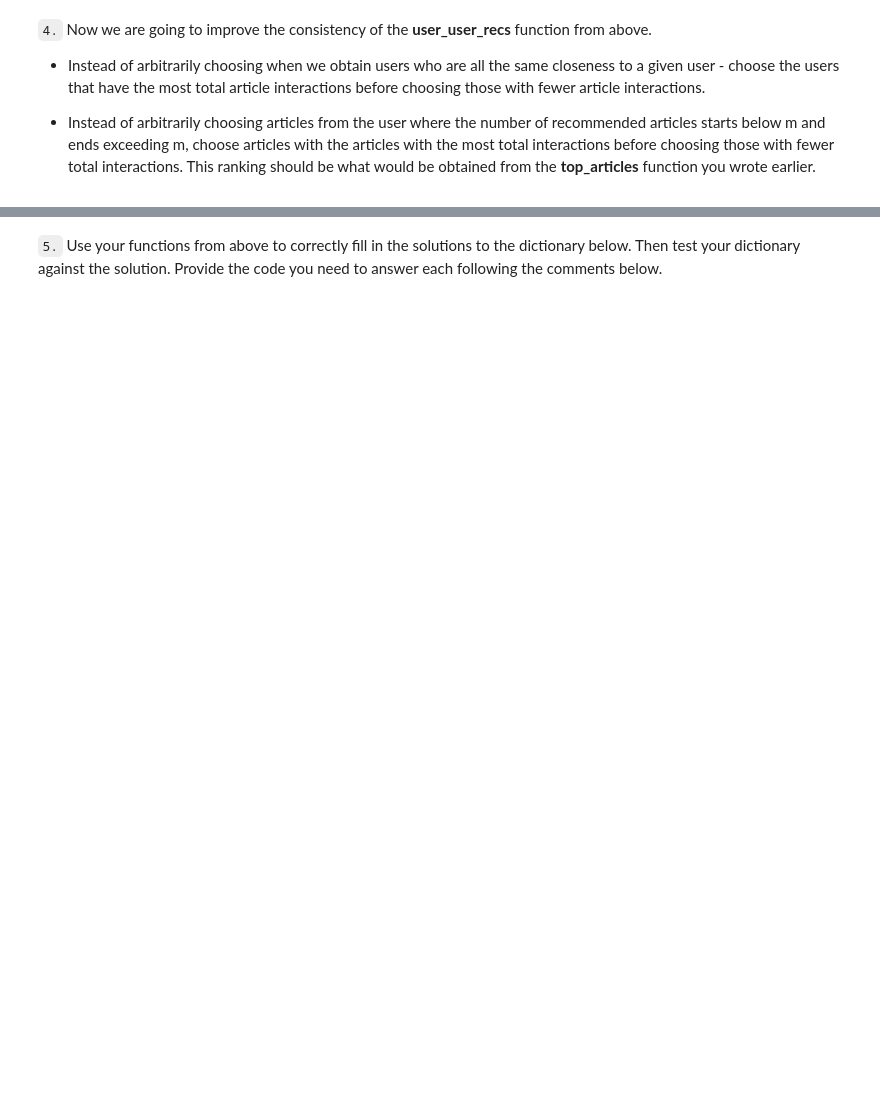
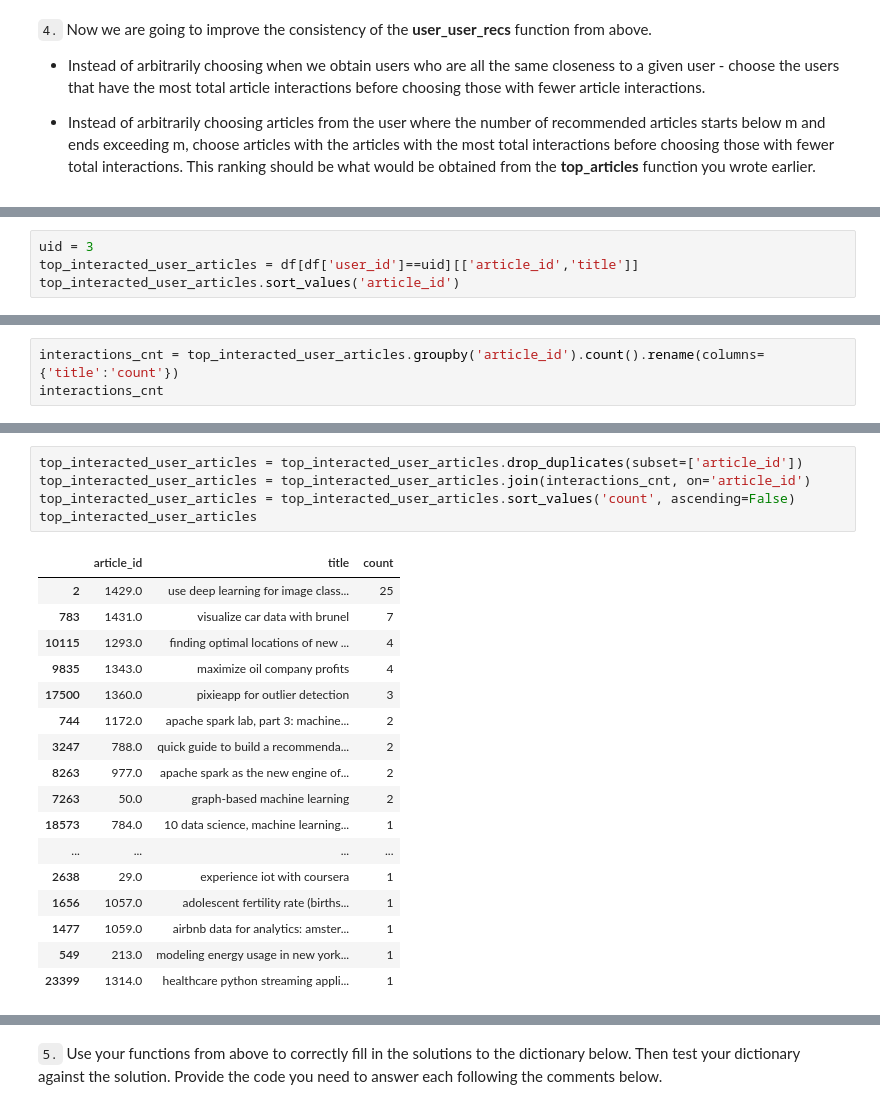
Before and after one commit to natashk/Udacity-DSND-Project3, a Jupyter notebook: Recommendations_with_IBM.ipynb, the cells around one changed output, grey strips where cells are left out. Drawn from its saved outputs; the diff is of its cells as text; blank space fills up the shorter version.

Commit message:
Finished Part III

```diff
--- a/Recommendations_with_IBM.ipynb
+++ b/Recommendations_with_IBM.ipynb
@@ -548,0 +804,4 @@ print("If this is all you see, you passed all of our tests!  Nice job!")
+# %%
+uid = 3
+top_interacted_user_articles = df[df['user_id']==uid][['article_id','title']]
+top_interacted_user_articles.sort_values('article_id')
@@ -548,0 +822,3 @@ print("If this is all you see, you passed all of our tests!  Nice job!")
+# %%
+interactions_cnt = top_interacted_user_articles.groupby('article_id').count().rename(columns={'title':'count'})
+interactions_cnt
@@ -549,3 +844,26 @@ print("If this is all you see, you passed all of our tests!  Nice job!")
+# %%
+top_interacted_user_articles = top_interacted_user_articles.drop_duplicates(subset=['article_id'])
+top_interacted_user_articles = top_interacted_user_articles.join(interactions_cnt, on='article_id')
+top_interacted_user_articles = top_interacted_user_articles.sort_values('count', ascending=False)
+top_interacted_user_articles
+# %% [output]
+|  | article_id | title | count |
+| 2 | 1429.0 | use deep learning for image class... | 25 |
+| 783 | 1431.0 | visualize car data with brunel | 7 |
+| 10115 | 1293.0 | finding optimal locations of new ... | 4 |
+| 9835 | 1343.0 | maximize oil company profits | 4 |
+| 17500 | 1360.0 | pixieapp for outlier detection | 3 |
+| 744 | 1172.0 | apache spark lab, part 3: machine... | 2 |
+| 3247 | 788.0 | quick guide to build a recommenda... | 2 |
+| 8263 | 977.0 | apache spark as the new engine of... | 2 |
+| 7263 | 50.0 | graph-based machine learning | 2 |
+| 18573 | 784.0 | 10 data science, machine learning... | 1 |
+| ... | ... | ... | ... |
+| 2638 | 29.0 | experience iot with coursera | 1 |
+| 1656 | 1057.0 | adolescent fertility rate (births... | 1 |
+| 1477 | 1059.0 | airbnb data for analytics: amster... | 1 |
+| 549 | 213.0 | modeling energy usage in new york... | 1 |
+| 23399 | 1314.0 | healthcare python streaming appli... | 1 |
 # %%
 def get_top_sorted_users(user_id, df=df, user_item=user_item):
     '''
```
Also changed, not shown: parts of 37 cells of this notebook.
